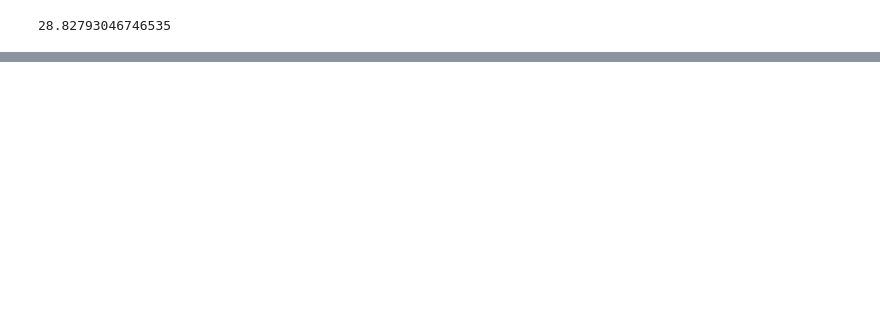
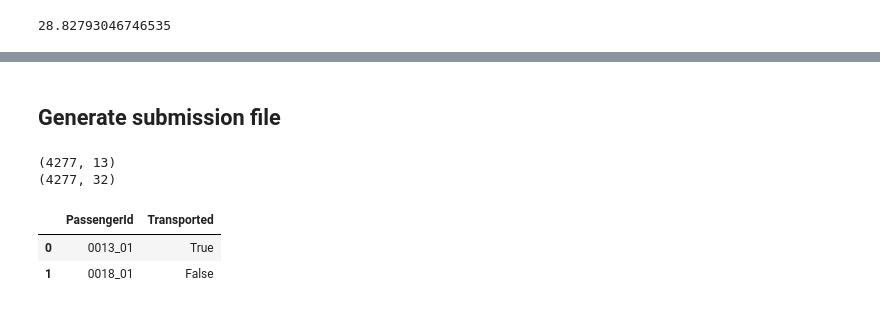
Before and after one commit to praseedm/Spaceship_titanic, a Jupyter notebook: E2E.ipynb, the cells around one changed output, grey strips where cells are left out. Cells and saved outputs as stored; diff of their text form; code cells hidden in the pictures; blank space fills up the shorter version.

```diff
--- a/E2E.ipynb
+++ b/E2E.ipynb
@@ -235,0 +280,13 @@ def cleaning_and_preprocessing(df: pd.DataFrame, age_mean:float ):
+# %%
+
+# Create a blank dictionary to hold the models
+fit_models = {}
+# Loop through all the algos
+for algo, pipeline in pipelines.items():
+  print(f'Training the {algo} model.')
+  # Create new Grid Search CV Cclass
+  model = GridSearchCV(pipeline, grid[algo], n_jobs=-1, cv=5)
+  # Train the model
+  model.fit(X_train, y_train)
+  # Store results inside of the dictionary
+  fit_models[algo] = model
@@ -235,0 +308,28 @@ def cleaning_and_preprocessing(df: pd.DataFrame, age_mean:float ):
+# %% [markdown]
+## Generate submission file
+# %%
+
+
+test_df = pd.read_csv(os.path.join(DATA_DIR, 'test.csv'))
+
+preprocessed_test_df = test_df.copy()
+cleaning_and_preprocessing(df=preprocessed_test_df, age_mean=age_mean)
+
+preprocessed_test_df = pd.get_dummies(preprocessed_test_df)
+# %%
+print(test_df.shape)
+print(preprocessed_test_df.shape)
+# %% [output]
+(4277, 13)
+(4277, 32)
+# %%
+y_preds = fit_models['gb'].predict(preprocessed_test_df)
+# %%
+submission_df = pd.DataFrame({"PassengerId":test_df['PassengerId'],
+                              "Transported":y_preds})
+# %%
+submission_df.head(2)
+# %% [output]
+|  | PassengerId | Transported |
+| 0 | 0013_01 | True |
+| 1 | 0018_01 | False |
```
Also changed, not shown: parts of 15 cells of this notebook.
